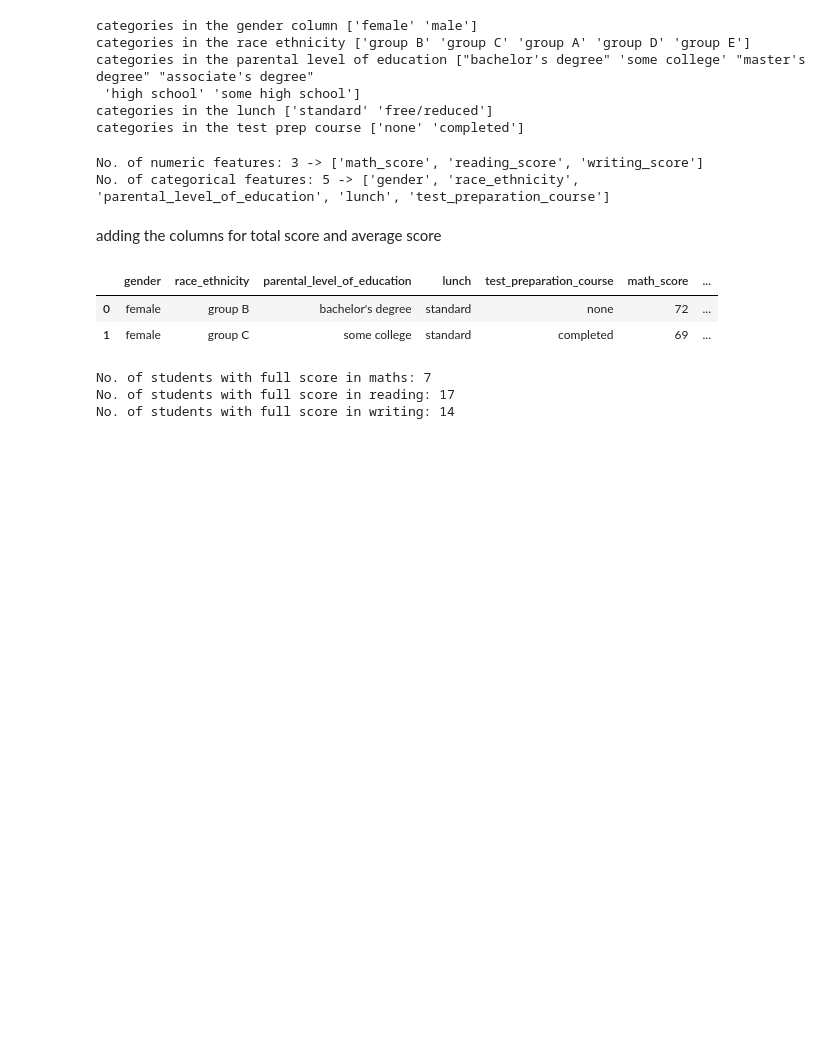
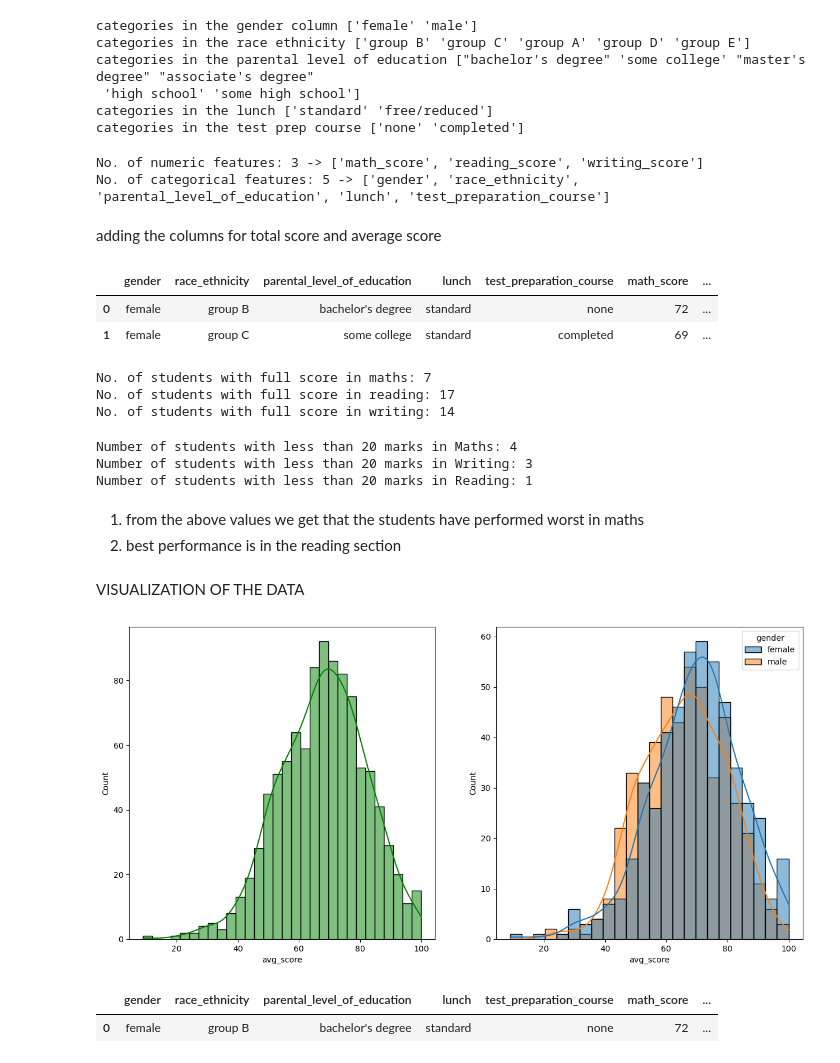
Before and after one commit to Sahil-Dev404/End-to-End-Student-Performance-Indicator, a Jupyter notebook: Notebook/EDA student performance.ipynb, the cells around one changed output. Saved outputs shown, nothing was run; the diff lists cells and outputs as text; code cells hidden in the pictures; blank space fills up the shorter version.

```diff
--- a/Notebook/EDA student performance.ipynb
+++ b/Notebook/EDA student performance.ipynb
@@ -153,3 +153,35 @@ print("No. of students with full score in writing:",writing_full)
 No. of students with full score in maths: 7
 No. of students with full score in reading: 17
 No. of students with full score in writing: 14
+# %%
+reading_less_20=df[df['reading_score']<=20]['avg_score'].count()
+writing_less_20=df[df['writing_score']<=20]['avg_score'].count()
+math_less_20=df[df['math_score']<=20]['avg_score'].count()
+
+print(f'Number of students with less than 20 marks in Maths: {math_less_20}')
+print(f'Number of students with less than 20 marks in Writing: {writing_less_20}')
+print(f'Number of students with less than 20 marks in Reading: {reading_less_20}')
+# %% [output]
+Number of students with less than 20 marks in Maths: 4
+Number of students with less than 20 marks in Writing: 3
+Number of students with less than 20 marks in Reading: 1
+# %% [markdown]
+1. from the above values we get that the students have performed worst in maths
+2. best performance is in the reading section
+# %% [markdown]
+VISUALIZATION OF THE DATA
+# %%
+# average vs the gender
+fig, axs = plt.subplots(1, 2, figsize=(15, 7))
+plt.subplot(121)
+sns.histplot(data=df,x='avg_score',bins=30,kde=True,color='g')
+plt.subplot(122)
+sns.histplot(data=df,x='avg_score',kde=True,hue='gender')
+plt.show()
+# %% [output]
+[figure, added]
+# %%
+df.head(1)
+# %% [output]
+|  | gender | race_ethnicity | parental_level_of_education | lunch | test_preparation_course | math_score | ... |
+| 0 | female | group B | bachelor's degree | standard | none | 72 | ... |
```
Also changed, not shown: parts of 7 cells of this notebook.
